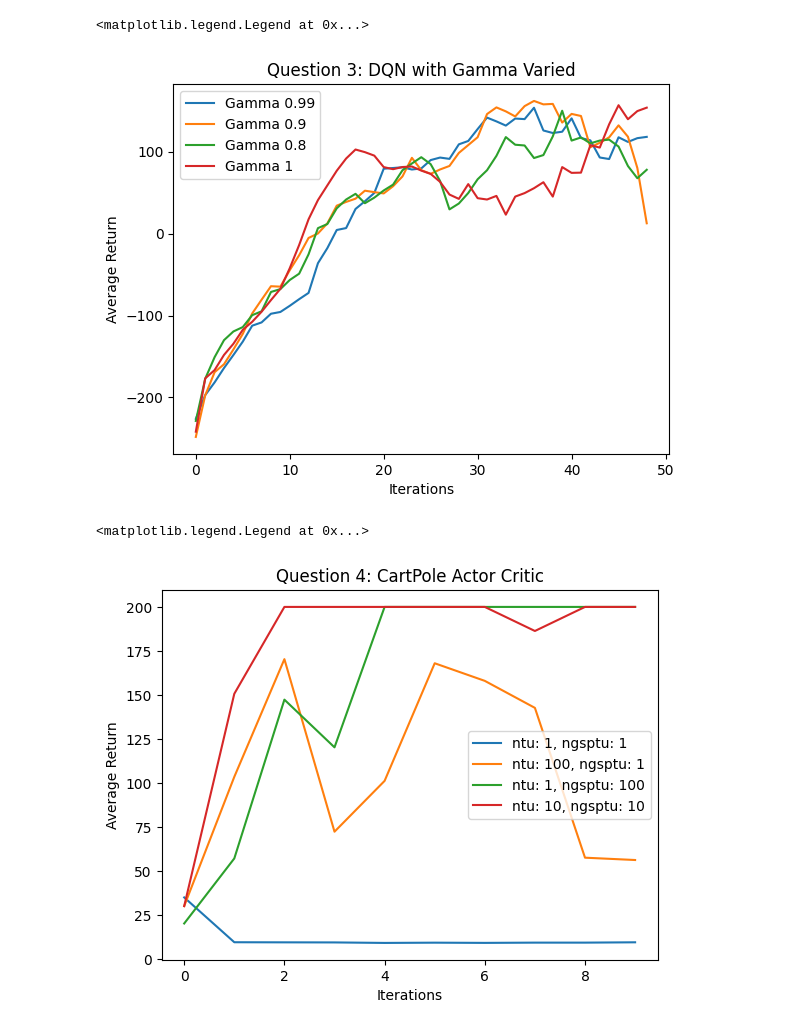
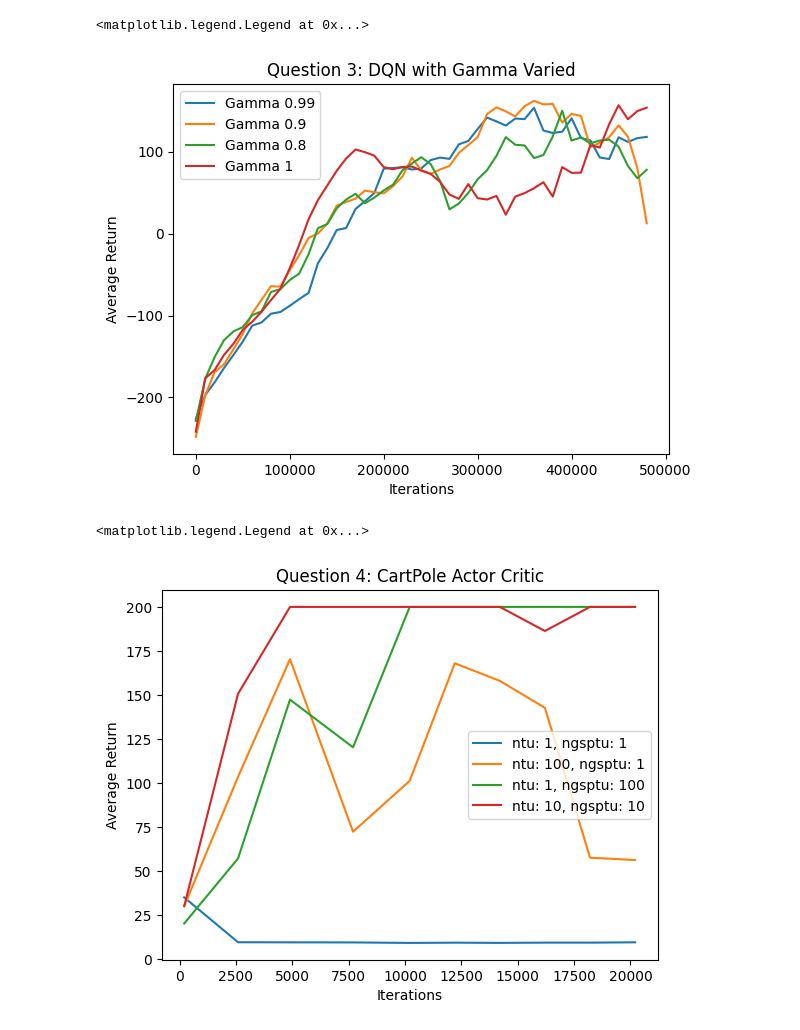
Before and after one commit to 0neDividedbyZer0/homework_fall2022, a Jupyter notebook: hw3/cs285/scripts/plots.ipynb, the cells around one changed output. Cells and saved outputs as stored; diff of their text form; code cells hidden in the pictures.

```diff
--- a/hw3/cs285/scripts/plots.ipynb
+++ b/hw3/cs285/scripts/plots.ipynb
@@ -77,33 +78,33 @@ IndexError: list index out of range
 # %%
 logdir = '../../data/q2_dqn_1_LunarLander-v3_04-10-2022_16-39-14/events*'
 eventfile = glob.glob(logdir)[0]
 i, _, q3_gamma_1, _ = get_section_results(eventfile)
 
 logdir = '../../data/q3_hparam1_LunarLander-v3_04-10-2022_17-42-20/events*'
 eventfile = glob.glob(logdir)[0]
 i, _, q3_gamma_0_99, _ = get_section_results(eventfile)
 
 logdir = '../../data/q3_hparam2_LunarLander-v3_05-10-2022_20-41-01/events*'
 eventfile = glob.glob(logdir)[0]
 i, _, q3_gamma_0_9, _ = get_section_results(eventfile)
 
 logdir = '../../data/q3_hparam3_LunarLander-v3_05-10-2022_21-34-27/events*'
 eventfile = glob.glob(logdir)[0]
-i, _, q3_gamma_0_8, _ = get_section_results(eventfile)
+i, X, q3_gamma_0_8, _ = get_section_results(eventfile)
 
-i = i[:-1]
+i = X[:-1]
 
 plt.plot(i, q3_gamma_0_99, label='Gamma 0.99')
 plt.plot(i, q3_gamma_0_9, label='Gamma 0.9')
 plt.plot(i, q3_gamma_0_8, label='Gamma 0.8')
 plt.plot(i, q3_gamma_1, label='Gamma 1')
 plt.title("Question 3: DQN with Gamma Varied")
 plt.xlabel("Iterations")
 plt.ylabel("Average Return")
 plt.legend()
 # %% [output]
 <matplotlib.legend.Legend at 0x...>
-[figure, old version]
+[figure, new version]
 # %%
 logdir = '../../data/q4_ac_1_1_CartPole-v0_04-10-2022_12-39-36/events*'
 eventfile = glob.glob(logdir)[0]
@@ -119,19 +120,19 @@ i, _, _, q4_1_100 = get_section_results(eventfile)
 
 logdir = '../../data/q4_10_10_CartPole-v0_04-10-2022_12-55-04/events*'
 eventfile = glob.glob(logdir)[0]
-i, _, _, q4_10_10 = get_section_results(eventfile)
+i, X, _, q4_10_10 = get_section_results(eventfile)
 
-plt.plot(i, q4_1_1, label='ntu: 1, ngsptu: 1')
-plt.plot(i, q4_100_1, label='ntu: 100, ngsptu: 1')
-plt.plot(i, q4_1_100, label='ntu: 1, ngsptu: 100')
-plt.plot(i, q4_10_10, label='ntu: 10, ngsptu: 10')
+plt.plot(X, q4_1_1, label='ntu: 1, ngsptu: 1')
+plt.plot(X, q4_100_1, label='ntu: 100, ngsptu: 1')
+plt.plot(X, q4_1_100, label='ntu: 1, ngsptu: 100')
+plt.plot(X, q4_10_10, label='ntu: 10, ngsptu: 10')
 plt.title("Question 4: CartPole Actor Critic")
 plt.xlabel("Iterations")
 plt.ylabel("Average Return")
 plt.legend()
 # %% [output]
 <matplotlib.legend.Legend at 0x...>
-[figure, old version]
+[figure, new version]
 # %%
 logdir = '../../data/q5_10_10_InvertedPendulum-v4_04-10-2022_13-39-47/events*'
 eventfile = glob.glob(logdir)[0]
```
Also changed, not shown: parts of 6 cells of this notebook, 18 other files.
